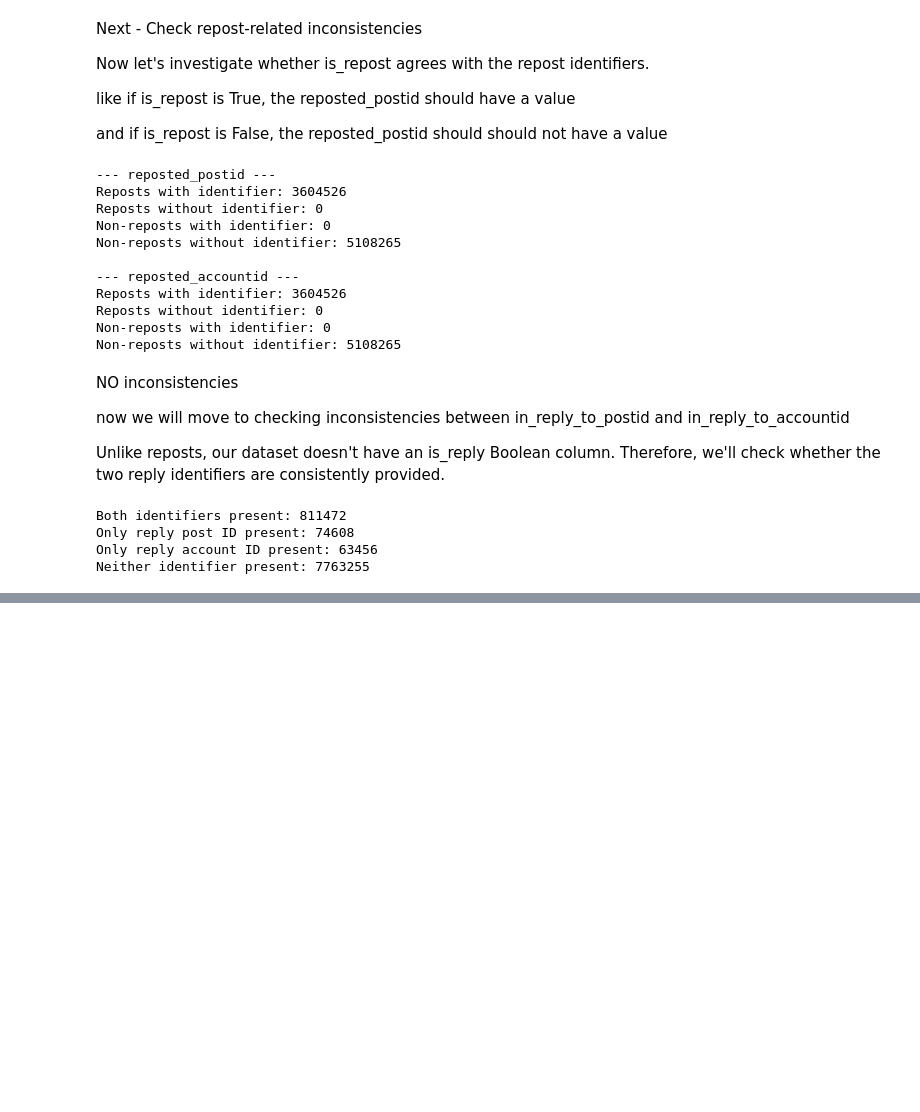
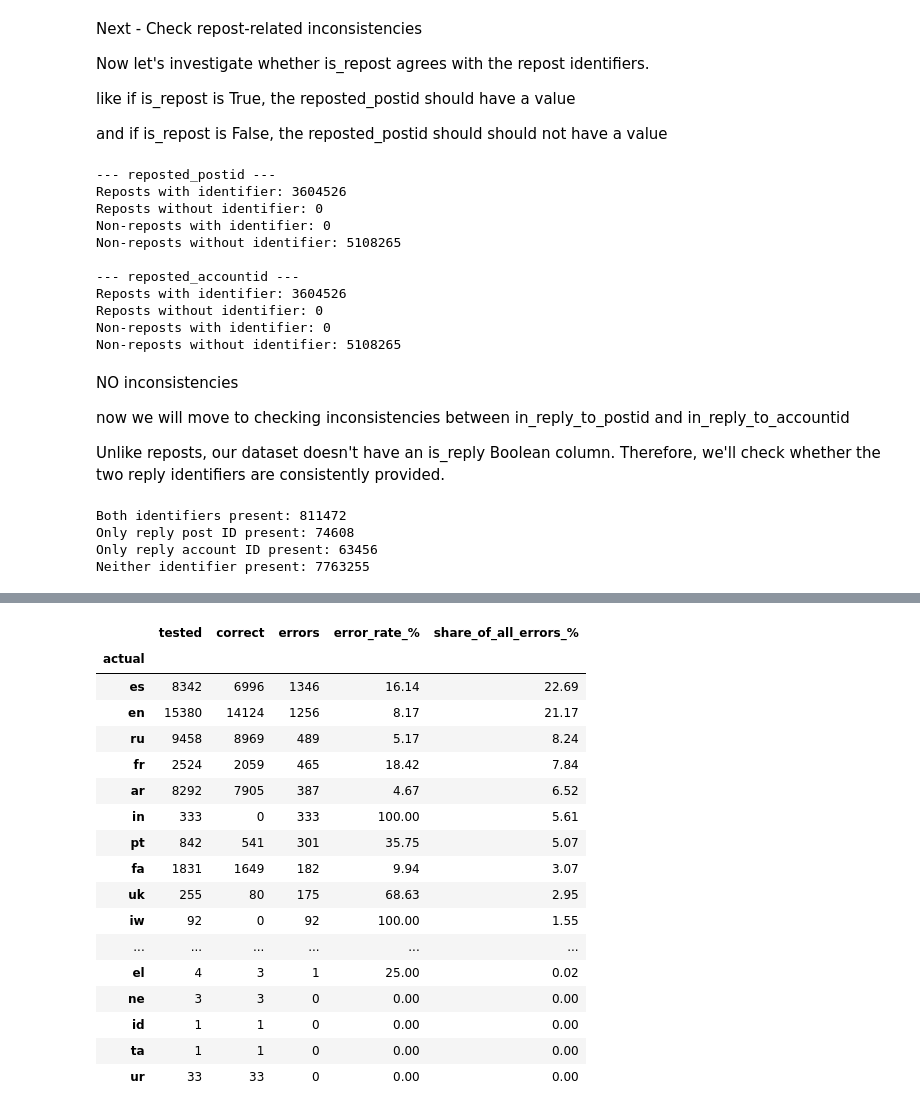
Before and after one commit to OsamaAawad/Data-Mining-Project-, a Jupyter notebook: notebooks/02-dataQualityAssessment.ipynb, the cells around one changed output, grey strips where cells are left out. Saved outputs shown, nothing was run; the diff lists cells and outputs as text; code cells hidden in the pictures; blank space fills up the shorter version.

Commit message:
Investigating Missing Values

```diff
--- a/notebooks/02-dataQualityAssessment.ipynb
+++ b/notebooks/02-dataQualityAssessment.ipynb
@@ -1099,0 +1244,14 @@ Neither identifier present: 7763255
+# %%
+# Examine the distributions of numerical attributes
+numeric_cols = ["follower_count", "following_count"]
+
+for col in numeric_cols:
+    print(f"\n--- {col} ---")
+
+    display(
+        df_clean[col].describe(
+            percentiles=[0.25, 0.5, 0.75, 0.90, 0.99, 0.999]
+        )
+    )
+
+    print("Zero values:", (df_clean[col] == 0).sum())
@@ -1099,0 +1669,54 @@ Neither identifier present: 7763255
+# %%
+# Analyze language detection errors by language
+evaluation = test_sample[
+    ["post_language", "predicted_language"]
+].copy()
+
+# Standardize language codes for comparison
+evaluation["actual"] = (
+    evaluation["post_language"].str.lower().str.strip()
+)
+
+evaluation["predicted"] = (
+    evaluation["predicted_language"].str.lower().str.strip()
+)
+
+# Compare actual and predicted languages
+evaluation["correct"] = (
+    evaluation["actual"] == evaluation["predicted"]
+).fillna(False).astype(bool)
+
+# Calculate statistics for each language
+language_errors = (
+    evaluation.groupby("actual")
+    .agg(
+        tested=("correct", "size"),
+        correct=("correct", "sum")
+    )
+)
+
+language_errors["errors"] = (
+    language_errors["tested"] - language_errors["correct"]
+)
+
+language_errors["error_rate_%"] = (
+    language_errors["errors"] /
+    language_errors["tested"] * 100
+).round(2)
+
+# Percentage of all errors caused by each language
+language_errors["share_of_all_errors_%"] = (
+    language_errors["errors"] /
+    language_errors["errors"].sum() * 100
+).round(2)
+
+# Sort by the number of errors
+language_errors = language_errors.sort_values(
+    "errors", ascending=False
+)
+
+print("Total tested:", len(evaluation))
+print("Total errors:", (~evaluation["correct"]).sum())
+
+display(language_errors)
+# %% [output]
@@ -1099,0 +1725,18 @@ Neither identifier present: 7763255
+|  | tested | correct | errors | error_rate_% | share_of_all_errors_% |
+| actual |  |  |  |  |  |
+| es | 8342 | 6996 | 1346 | 16.14 | 22.69 |
+| en | 15380 | 14124 | 1256 | 8.17 | 21.17 |
+| ru | 9458 | 8969 | 489 | 5.17 | 8.24 |
+| fr | 2524 | 2059 | 465 | 18.42 | 7.84 |
+| ar | 8292 | 7905 | 387 | 4.67 | 6.52 |
+| in | 333 | 0 | 333 | 100.00 | 5.61 |
+| pt | 842 | 541 | 301 | 35.75 | 5.07 |
+| fa | 1831 | 1649 | 182 | 9.94 | 3.07 |
+| uk | 255 | 80 | 175 | 68.63 | 2.95 |
+| iw | 92 | 0 | 92 | 100.00 | 1.55 |
+| ... | ... | ... | ... | ... | ... |
+| el | 4 | 3 | 1 | 25.00 | 0.02 |
+| ne | 3 | 3 | 0 | 0.00 | 0.00 |
+| id | 1 | 1 | 0 | 0.00 | 0.00 |
+| ta | 1 | 1 | 0 | 0.00 | 0.00 |
+| ur | 33 | 33 | 0 | 0.00 | 0.00 |
```
Also changed, not shown: parts of 25 cells of this notebook.
